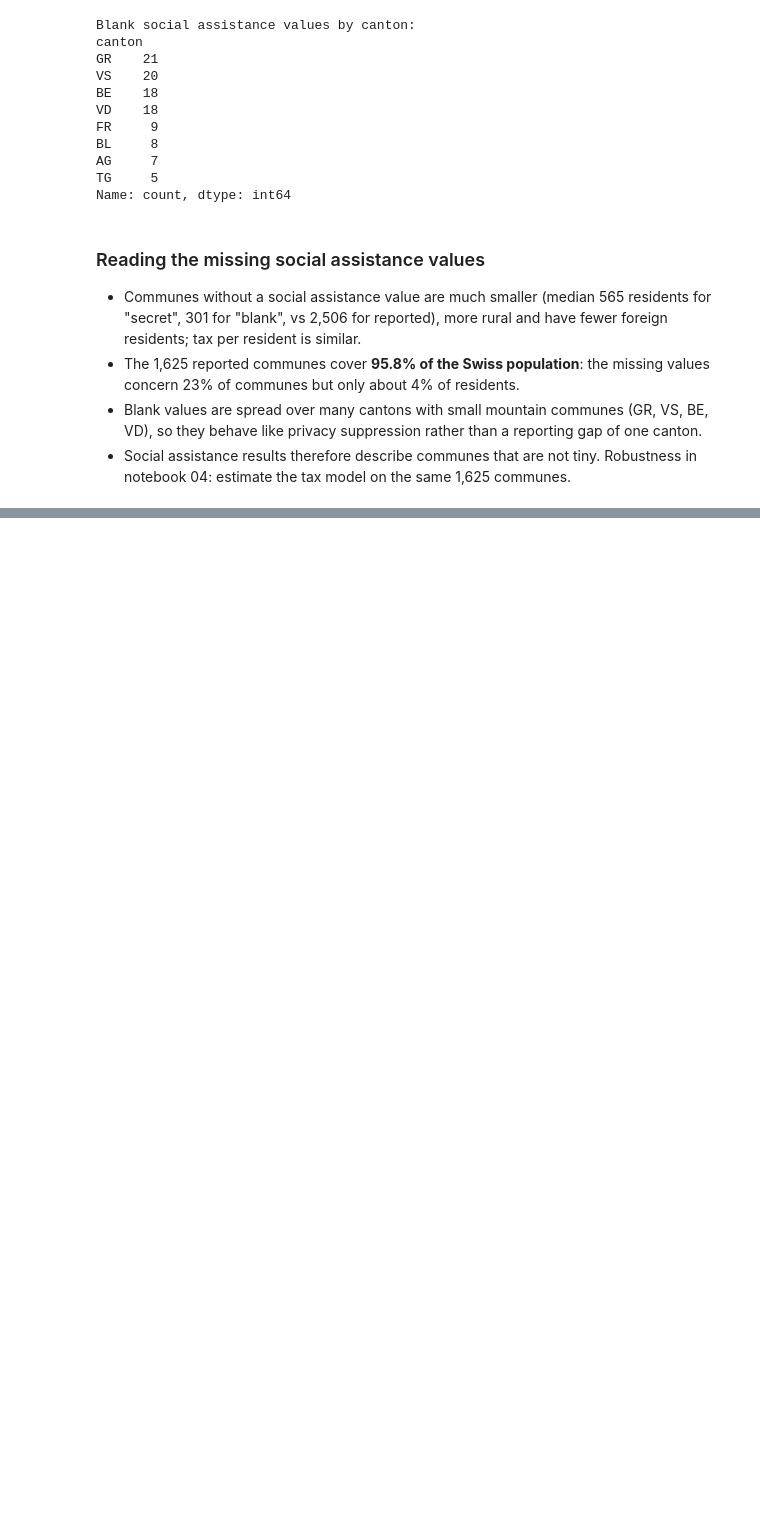
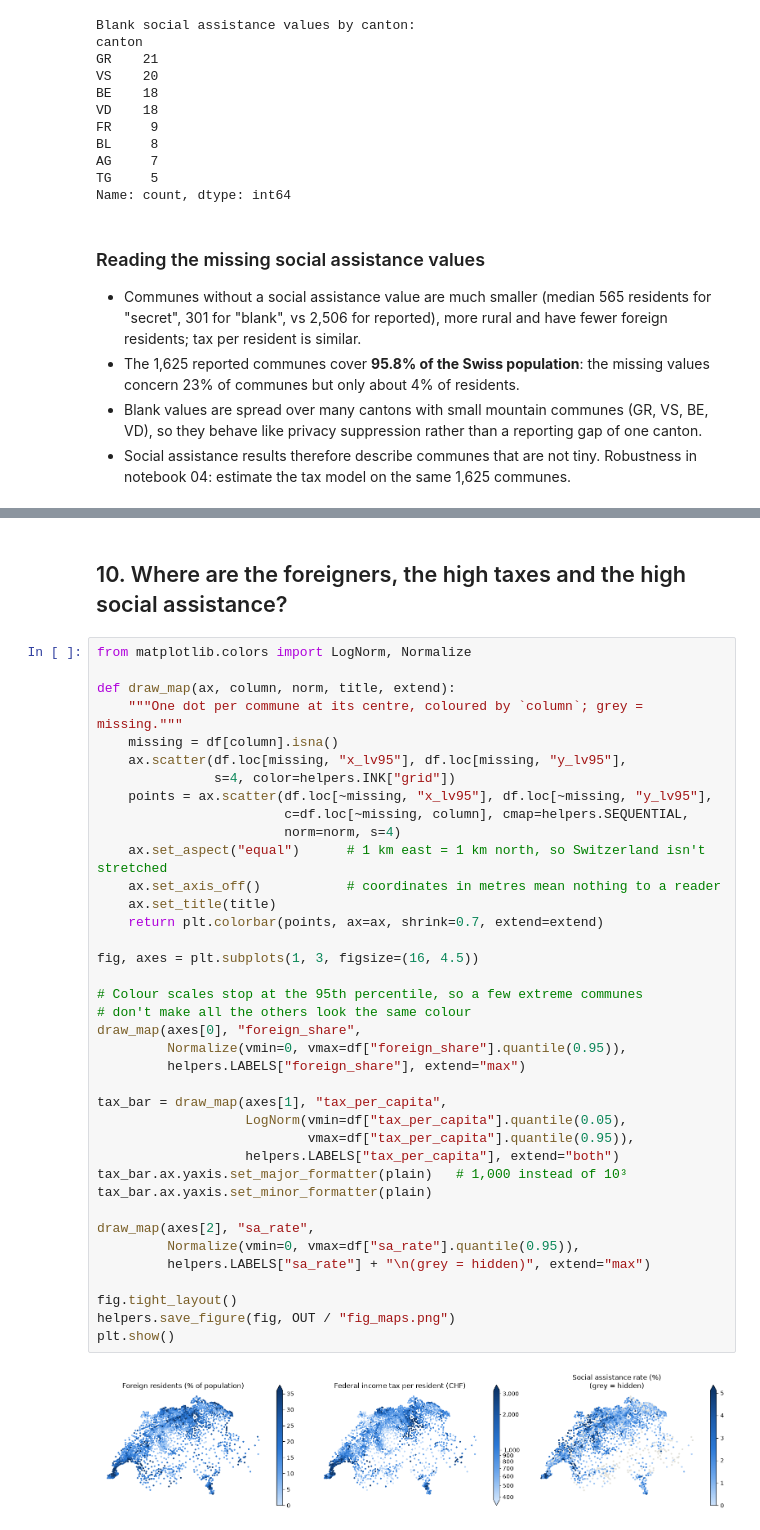
Before and after one commit to bousmarc/ADA-Project, a Jupyter notebook: notebooks/03_descriptive_stats.ipynb, the cells around one changed output, grey strips where cells are left out. Drawn from its saved outputs; the diff is of its cells as text; blank space fills up the shorter version.

```diff
--- a/notebooks/03_descriptive_stats.ipynb
+++ b/notebooks/03_descriptive_stats.ipynb
@@ -502,0 +581,42 @@ Name: count, dtype: int64
+# %% [markdown]
+## 10. Where are the foreigners, the high taxes and the high social assistance?
+# %%
+from matplotlib.colors import LogNorm, Normalize
+
+def draw_map(ax, column, norm, title, extend):
+    """One dot per commune at its centre, coloured by `column`; grey = missing."""
+    missing = df[column].isna()
+    ax.scatter(df.loc[missing, "x_lv95"], df.loc[missing, "y_lv95"],
+               s=4, color=helpers.INK["grid"])
+    points = ax.scatter(df.loc[~missing, "x_lv95"], df.loc[~missing, "y_lv95"],
+                        c=df.loc[~missing, column], cmap=helpers.SEQUENTIAL,
+                        norm=norm, s=4)
+    ax.set_aspect("equal")      # 1 km east = 1 km north, so Switzerland isn't stretched
+    ax.set_axis_off()           # coordinates in metres mean nothing to a reader
+    ax.set_title(title)
+    return plt.colorbar(points, ax=ax, shrink=0.7, extend=extend)
+
+fig, axes = plt.subplots(1, 3, figsize=(16, 4.5))
+
+# Colour scales stop at the 95th percentile, so a few extreme communes
+# don't make all the others look the same colour
+draw_map(axes[0], "foreign_share",
+         Normalize(vmin=0, vmax=df["foreign_share"].quantile(0.95)),
+         helpers.LABELS["foreign_share"], extend="max")
+
+tax_bar = draw_map(axes[1], "tax_per_capita",
+                   LogNorm(vmin=df["tax_per_capita"].quantile(0.05),
+                           vmax=df["tax_per_capita"].quantile(0.95)),
+                   helpers.LABELS["tax_per_capita"], extend="both")
+tax_bar.ax.yaxis.set_major_formatter(plain)   # 1,000 instead of 10³
+tax_bar.ax.yaxis.set_minor_formatter(plain)
+
+draw_map(axes[2], "sa_rate",
+         Normalize(vmin=0, vmax=df["sa_rate"].quantile(0.95)),
+         helpers.LABELS["sa_rate"] + "\n(grey = hidden)", extend="max")
+
+fig.tight_layout()
+helpers.save_figure(fig, OUT / "fig_maps.png")
+plt.show()
+# %% [output]
+[figure, added]
```
Also changed, not shown: parts of 10 cells of this notebook.
